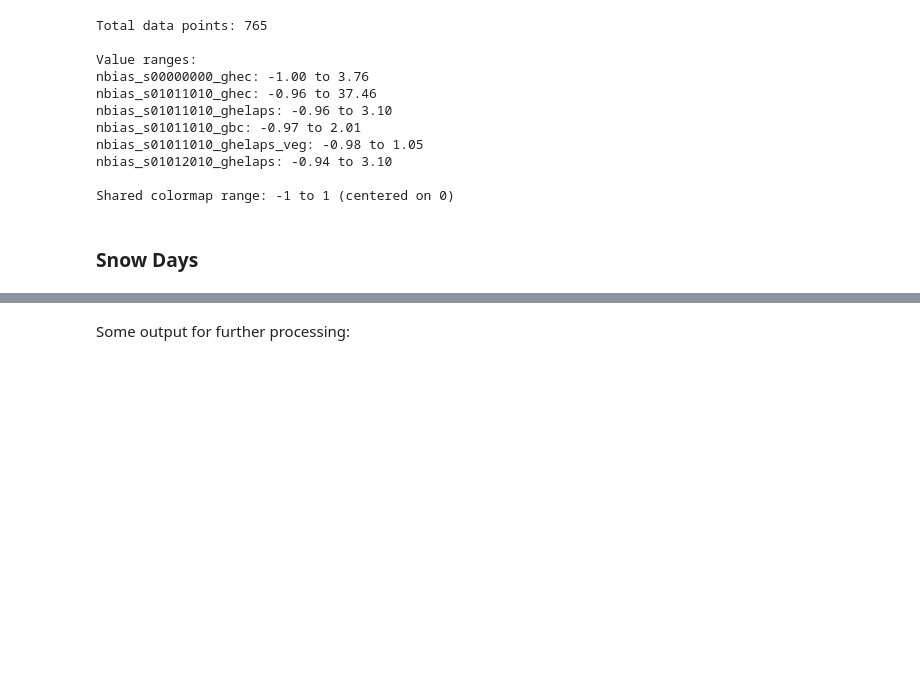
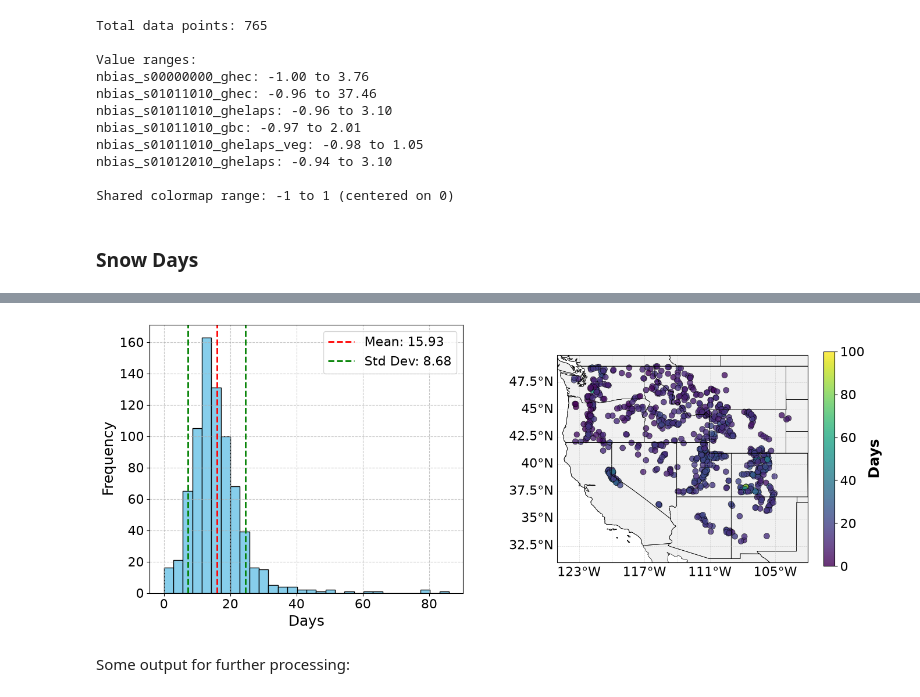
Before and after one commit to chrisrycx/lm4px_data_analysis, a Jupyter notebook: output_analysis/interactive/SpatialError.ipynb, the cells around one changed output, grey strips where cells are left out. Drawn from its saved outputs; the diff is of its cells as text; code cells hidden in the pictures; blank space fills up the shorter version.

```diff
--- a/output_analysis/interactive/SpatialError.ipynb
+++ b/output_analysis/interactive/SpatialError.ipynb
@@ -442,7 +454,7 @@ plt.legend()
 # %%
 # Snow Days Combined plot
 column = 'dsnow_days_hec_helaps'
-vmin, vmax = (-100, 100)
+vmin, vmax = (0, 100)
 
 fig = plt.figure(figsize=(16, 6))
 
@@ -462,36 +474,41 @@ ax1.axvline(mean_diff - stddev_diff, color='green', linestyle='dashed', linewidt
 ax1.legend(fontsize=16)
 
 # Right: Map
 ax2 = fig.add_subplot(1, 2, 2, projection=ccrs.PlateCarree())
-ax2.set_extent([-125, -102, 31, 49], crs=ccrs.PlateCarree())
+ax2.set_extent([-125, -102, 31, 50], crs=ccrs.PlateCarree())
 ax2.add_feature(cfeature.STATES, linewidth=0.5, edgecolor='black')
 ax2.add_feature(cfeature.COASTLINE, linewidth=0.5)
 ax2.add_feature(cfeature.BORDERS, linewidth=0.5)
 ax2.add_feature(cfeature.LAND, facecolor='lightgray', alpha=0.3)
 
 scatter = ax2.scatter(snow_days_df['longitude'], snow_days_df['latitude'],
                       c=snow_days_df[column],
                       s=50,
                       alpha=0.8,
-                      cmap='coolwarm',
+                      cmap='viridis',
                       vmin=vmin,
                       vmax=vmax,
                       transform=ccrs.PlateCarree(),
                       edgecolors='black',
                       linewidth=0.5)
 
 cbar = plt.colorbar(scatter, ax=ax2, orientation='vertical', pad=0.05, shrink=0.8)
 cbar.set_label('Days', fontsize=18, fontweight='bold')
 cbar.ax.tick_params(labelsize=16)
 
 gl = ax2.gridlines(draw_labels=True, linewidth=0.5, alpha=0.5, linestyle='--')
 gl.top_labels = False
 gl.right_labels = False
 gl.xlabel_style = {'size': 16}
 gl.ylabel_style = {'size': 16}
 
-plt.tight_layout()
+# subplots_adjust (not tight_layout) avoids a NaN-size crash that occurs when
+# tight_layout runs on a figure mixing a plain Axes with a labeled GeoAxes.
+fig.subplots_adjust(wspace=0.3)
+fig.savefig('../images/hec_helaps_dsnow_days.pdf', bbox_inches='tight')
 plt.show()
+# %% [output]
+[figure, added]
 # %% [markdown]
 Some output for further processing:
 # %% [markdown]
```
Also changed, not shown: parts of 2 cells of this notebook, 5 other files.
